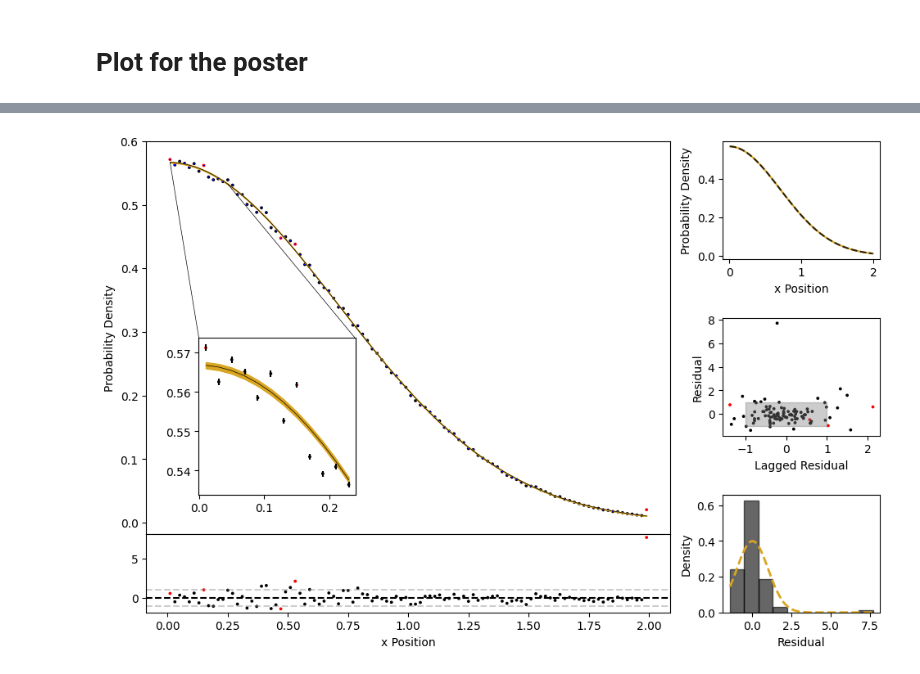
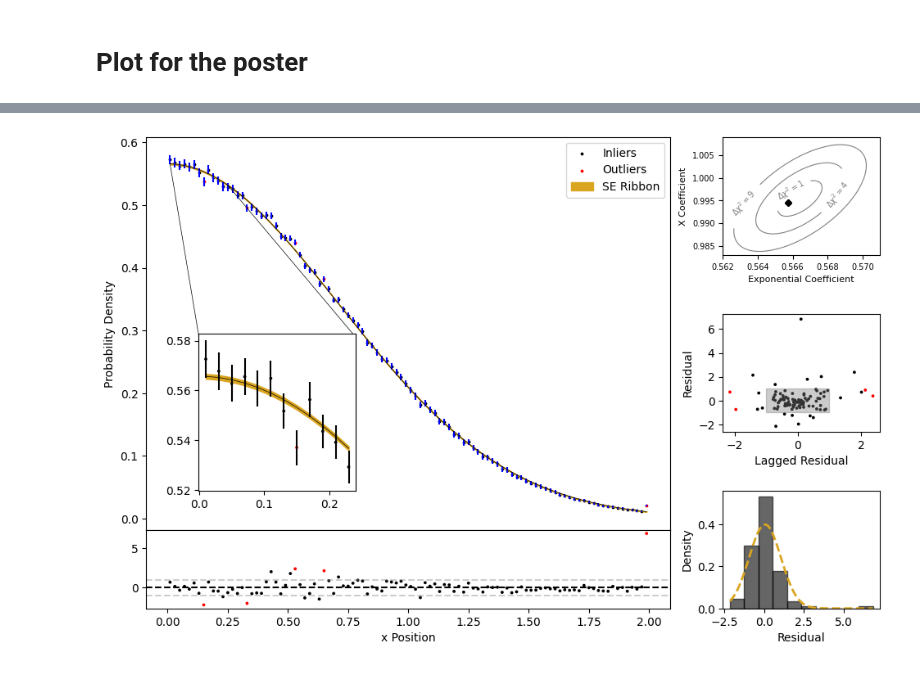
Before and after one commit to Sebastian426/Sebastian_Sloan_Computational_Physics, a Jupyter notebook: Milestone_Project_Clean_Code.ipynb, the cells around one changed output, grey strips where cells are left out. Drawn from its saved outputs; the diff is of its cells as text; code cells hidden in the pictures.

Commit message:
Finished Plot for poster

```diff
--- a/Milestone_Project_Clean_Code.ipynb
+++ b/Milestone_Project_Clean_Code.ipynb
@@ -242,6 +242,9 @@ def residual_calculator(y_obs,y_theoretical,errorbar):
     f = r/np.std(r)
     return  f
 
+def chi_squared(model_params, model, x_data, y_data, y_err):
+    return(np.sum(((y_data - model(x_data, *model_params))/y_err)**2)) # Note the `*model_params' here!
+
 residuals = residual_calculator(pdf, phi_sq_analytic, y_std)
 print(len(residuals))
 
@@ -288,2 +291,10 @@ plt.show()
 # %% [markdown]
 # Plot for the poster
+# %%
+dof = len(x_centres) - len(p0_osc)
+y_std = 8*y_std
+chi_squared_min = chi_squared(popt_osc, oscillator_model, x_centres, pdf, y_std)
+reduced_chi_squared = chi_squared_min/dof
+
+print(chi_squared_min)
+print(reduced_chi_squared)
@@ -301,14 +364,17 @@ fig = plt.figure(1)
 fig.add_axes([0,0,1,1])
 
 plt.errorbar(x_centres, pdf,yerr = y_std, color = "blue", linestyle ='none')
-plt.scatter(x_centres, pdf, s=3, c = np.where(outliers,outlier_color,inlier_color))
+plt.scatter(x_centres[~outliers], pdf[~outliers], s=3, c=inlier_color, label='Inliers')
+plt.scatter(x_centres[outliers], pdf[outliers], s=3, c=outlier_color, label='Outliers')
+
 
 plt.plot(x_centres,oscillator_model(x_centres,popt_osc[0],popt_osc[1]), color = 'black', linewidth = 0.5)
-plt.fill_between(x_centres,y_min, y_max, color = fill_color)
+plt.fill_between(x_centres,y_min, y_max, color = fill_color, label = 'SE Ribbon')
 
 plt.xticks([])
 
 plt.ylabel("Probability Density")
+plt.legend()
 
 #inset blowup of linesection
 
@@ -341,13 +407,47 @@ plt.scatter(x_centres, residuals, c = np.where(outliers,outlier_color,inlier_col
 
 
 
-#Fit with analytic Plot
-fp = fig.add_axes([1.1, 0.7, 0.3, 0.3])
-#fp.set_title('Fit Comparison')
-fp.set_xlabel('x Position')
-fp.set_ylabel('Probability Density')
-fp.plot(x_centres, oscillator_model(x_centres,*popt_osc), color = fill_color)
-fp.plot(x_centres, phi_sq_analytic,color = 'black', linestyle = '--', alpha =0.8)
+# Contour plot (replacing Fit with Analytic Plot)
+cp = fig.add_axes([1.1, 0.7, 0.3, 0.3])  # same position as before
+
+# Compute contour data (reuse if already computed)
+assert(popt_osc.size == 2)
+
+extent = 5
+n_points = 200
+
+p0_axis = np.linspace(popt_osc[0] - extent*osc_err[0],
+                      popt_osc[0] + extent*osc_err[0], n_points)
+p1_axis = np.linspace(popt_osc[1] - extent*osc_err[1],
+                      popt_osc[1] + extent*osc_err[1], n_points)
+
+plot_data = np.zeros((n_points, n_points))
+for j, p1_val in enumerate(p1_axis):
+    for i, p0_val in enumerate(p0_axis):
+        plot_data[j, i] = chi_squared([p0_val, p1_val],
+                                      oscillator_model,
+                                      x_centres,
+                                      pdf,
+                                      y_std)
+
+chi_squared_min = np.min(plot_data)
+contour_data = plot_data - chi_squared_min
+X, Y = np.meshgrid(p0_axis, p1_axis)
+levels = [1, 4, 9]
+
+# Draw contours in the inset
+contour_plot = cp.contour(X, Y, contour_data, levels=levels,
+                          colors='grey', linewidths=0.8)
+cp.clabel(contour_plot, fmt=lambda x: rf'$\Delta\chi^2={x:.0f}$', fontsize=7)
+
+cp.plot(popt_osc[0], popt_osc[1], 'D', color='black', markersize=4)
+
+cp.set_xlabel('Exponential Coefficient', fontsize=8)
+cp.set_ylabel('X Coefficient', fontsize=8)
+cp.tick_params(labelsize=7)
+cp.plot(popt_osc[0], popt_osc[1], 'D', markersize=4, label='Best fit', color = 'black')
+cp.set_xlim(0.562,0.571)
+cp.set_ylim(0.983,1.009)
 
 
 
@@ -362,34 +462,34 @@ R_1 = residuals[0:len(residuals)-1]
 R_i = residuals[1:]
 
 lp.scatter(R_1,R_i, s = 3, c = np.where(outliers[0:len(outliers)-1],outlier_color,inlier_color))
 lp.fill_between([-1,1],1,-1, color = 'grey', alpha = 0.4)
 
 
 
 
 # Residual histogram plot
 hp = fig.add_axes([1.1, -0.2, 0.3, 0.3])
 hp.set_xlabel('Residual')
 hp.set_ylabel('Density')
 
 # Fit a normal distribution to residuals
 mu, std = norm.fit(residuals)
 
 # Plot histogram
 n, bins, patches = hp.hist(residuals, bins=10, density=True, color='black', edgecolor='black', alpha=0.6)
 
 # Generate smooth Gaussian curve
 x = np.linspace(min(bins), max(bins), 200)
 hist_pdf = norm.pdf(x, mu, std)
 
 # Overlay the fitted Gaussian
 hp.plot(x, hist_pdf, '--', linewidth=2, color = fill_color)
 
 
 plt.savefig(save_path, bbox_inches='tight', format = 'svg')
 plt.show()
 # %% [output]
-[figure, old version]
+[figure, new version]
 # %%
 print(f"The exponential coefficient in the model was {popt_osc[0]} ± {osc_err[0]} which is bounded as \n[{popt_osc[0]-osc_err[0]},{popt_osc[0]+osc_err[0]}]. The true value is {1/np.sqrt(np.pi)} \nThe x coefficient in the model was {popt_osc[1]} ± {osc_err[1]} which is bounded as \n[{popt_osc[1]-osc_err[1]},{popt_osc[1]+osc_err[1]}]. The true value is 1.")
 # %% [output]
```
Also changed, not shown: parts of 11 cells of this notebook.
